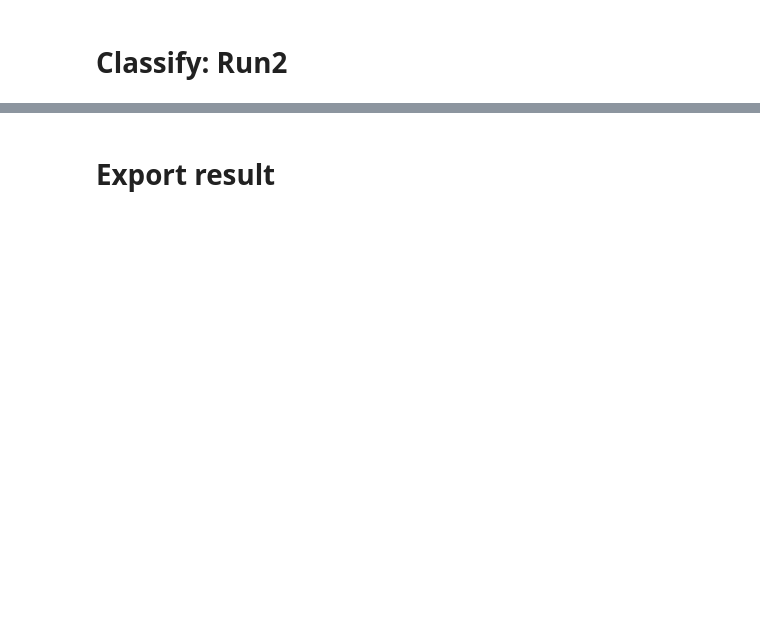
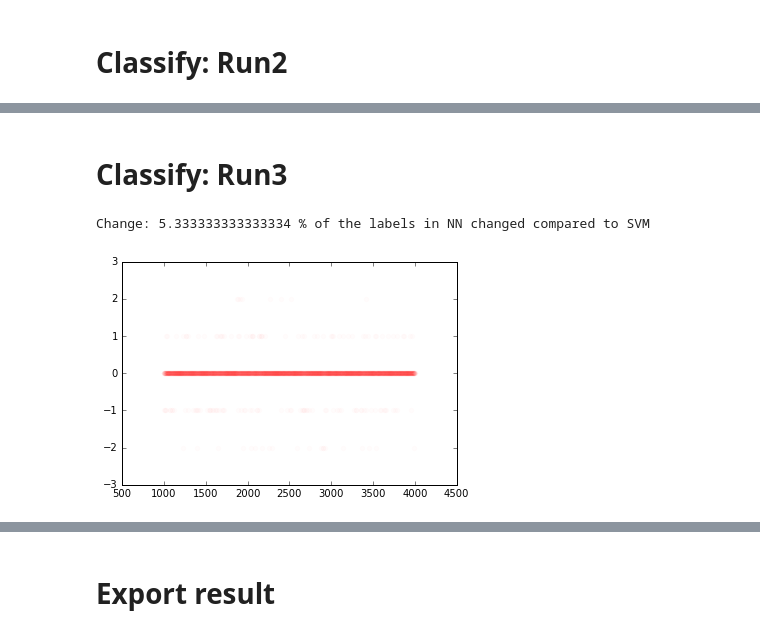
Before and after one commit to zcamilo/MachineBurning, a Jupyter notebook: p2/project2.ipynb, the cells around one changed output, grey strips where cells are left out. Drawn from its saved outputs; the diff is of its cells as text; code cells hidden in the pictures; blank space fills up the shorter version.

```diff
--- a/p2/project2.ipynb
+++ b/p2/project2.ipynb
@@ -74 +76,25 @@ Change: 0.3 % of the labels changed
 [figure]
+# %% [markdown]
+# Classify: Run3
+# %%
+from sklearn import svm, neighbors
+
+clf = neighbors.KNeighborsClassifier(n_neighbors=10, weights='uniform')
+clf.fit(x_tr_scaled, y_tr)
+
+count=0 # count counts the number of labels that changed between the two runs!
+y_tst_3=clf.predict(x_tst_scaled)
+
+# plot difference
+y_tst_diff=y_tst_3-y_tst_2
+scatter(nindex,y_tst_diff,alpha=0.01, color='red')
+
+# count difference
+mylength=len(y_tst_diff)
+for i in myrange:
+    if y_tst_diff[i]!=0:
+        count+=1
+print("Change:",count/mylength*100,"% of the labels in NN changed compared to SVM")
+# %% [output]
+Change: 5.333333333333334 % of the labels in NN changed compared to SVM
+[figure, added]
```
Also changed, not shown: parts of 8 cells of this notebook, 4 other files.
